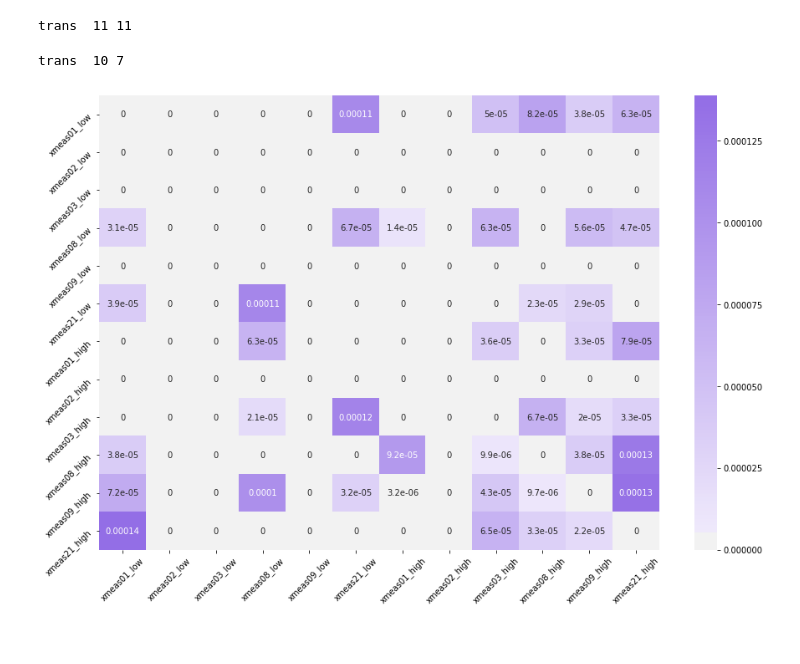
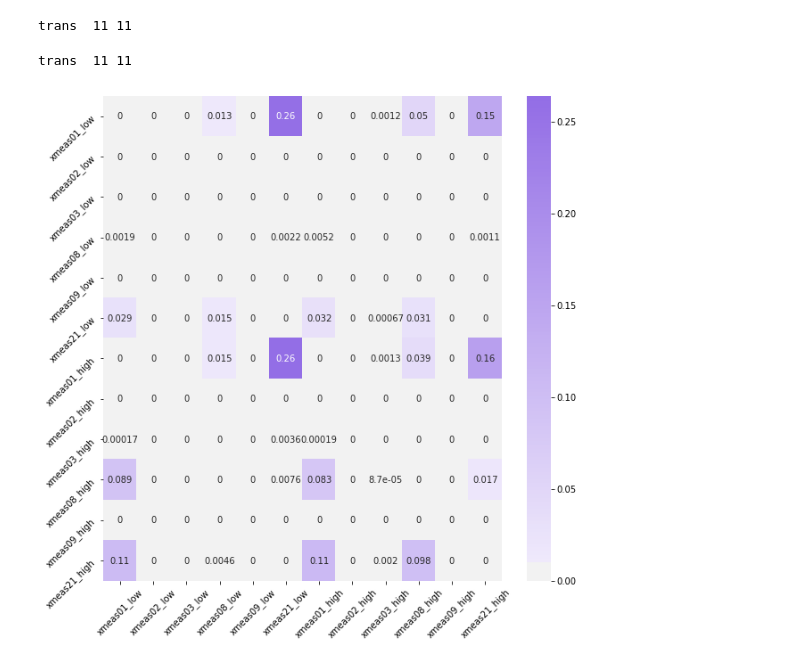
Before and after one commit to ruteee/pesquisa, a Jupyter notebook: TransEntropy.ipynb, the cells around one changed output. Saved outputs shown, nothing was run; the diff lists cells and outputs as text; code cells hidden in the pictures.

```diff
--- a/TransEntropy.ipynb
+++ b/TransEntropy.ipynb
@@ -30,7 +33,7 @@ duration = 120 #120sec
 hour_init = base_hour
 
 b = np.zeros(1, dtype=int)
-pAb =0.3
+pAb =1
 delay_b = 60 #seconds
 duration_b = 120
 
@@ -38,7 +41,6 @@ c = np.zeros(1, dtype=int)
 pAc = 0.6
 delay_c = 15 #seconds
 duration_c = 120
-
 
 #Alarm Series Generation, A (cause), B(Effect). C(Effect)
 while(occor_num < ocorr):
@@ -122,11 +168,17 @@ def significance_test(k,l,h,sup_lim, n, a,b):
 
     np.random.seed(int(time.time()))
     for i in np.arange(0,n):
-        np.random.shuffle(a)
-        transferEntropies.append(te(k,l,h,a[:],b, 'serie_a', 'serie_b'))
+        surrogate_a = a.copy()
+        np.random.shuffle(surrogate_a)
+        transferEntropies.append(te(k,l,h,surrogate_a[:],b, 'serie_a', 'serie_b'))
     kde = sm.nonparametric.KDEUnivariate(transferEntropies)
+    kde.fit()
+#     plt.plot(kde.evaluate(kde.support))
+#     plt.show()
+#     plt.hist(transferEntropies)
+#     plt.show()
 
-    kde.fit()
+
 
     lvl_sig = kde.icdf[get_lim_index(kde.cdf, sup_lim)]
     return lvl_sig
@@ -322,14 +379,14 @@ dist6_sel_vars = dist6[['xmeas01_low', 'xmeas02_low', 'xmeas03_low',
         'xmeas08_high', 'xmeas09_high', 'xmeas21_high']].copy()
 # %%
 #Com mdia movl de 8 amostras
-dist_roll  = dist6_sel_vars.rolling(8).mean() #5 minutos
+dist_roll  = dist6_sel_vars.rolling(5).mean() #5 minutos
 dist_roll.dropna(inplace=True)
 dist_roll = dist_roll.round(decimals=0,).copy()
 dist_roll.reset_index(drop=True, inplace=True)
 
 dist6_resamp_move = pd.DataFrame([], columns= dist6_sel_vars.columns)
 for col in dist6_sel_vars.columns:
-    dist6_resamp_move[col] = np.abs(np.round(sig.resample(dist_roll[col],30720)))
+    dist6_resamp_move[col] = np.abs(np.round(sig.resample(dist_roll[col],1024)))
 # %%
 dist6_resamp = pd.DataFrame([], columns= dist6_sel_vars.columns)
 for col in dist6_sel_vars.columns:
@@ -362,11 +419,11 @@ te_matrix_97 = transferEnteropy_case(dist6_sel_vars, 0.97)
 # %% [output]
 trans  11 11
 # %%
-#sem mdia mvel com resamp de 1 min e p =97
+#sem mdia mvel com resamp de 1 min e p =95
 
-te_matrix__samp_97 = transferEnteropy_case(dist6_resamp, 0.97)
+te_matrix__samp_97 = transferEnteropy_case(dist6_resamp, 0.95)
 # %% [output]
-trans  10 7
+trans  11 11
 # %%
 #Sem media movel resamp .97
 # %%
@@ -374,8 +434,9 @@ trans  10 7
 # %%
 #df_te =pd.read_csv("te_matrix_samp_15min.csv", names= dist6_sel_vars.columns)
-df_te =  pd.DataFrame(te_matrix, columns = dist6_sel_vars.columns, index= dist6_sel_vars.columns)
+df_te =  pd.DataFrame(te_matrix_movel_samp_97, columns = dist6_sel_vars.columns, index= dist6_sel_vars.columns)
 #df_te
 # %%
-plot_mat_corrs(figsize=(15,10), annot=True, matrix = df_te)
+#plot_mat_corrs(figsize=(15,10), annot=True, matrix = df_te)
+plot_mat_corrs(figsize=(10,10), annot=True, matrix = df_te)
 # %% [output]
-[figure, old version]
+[figure, new version]
```
Also changed, not shown: parts of 17 cells of this notebook.
